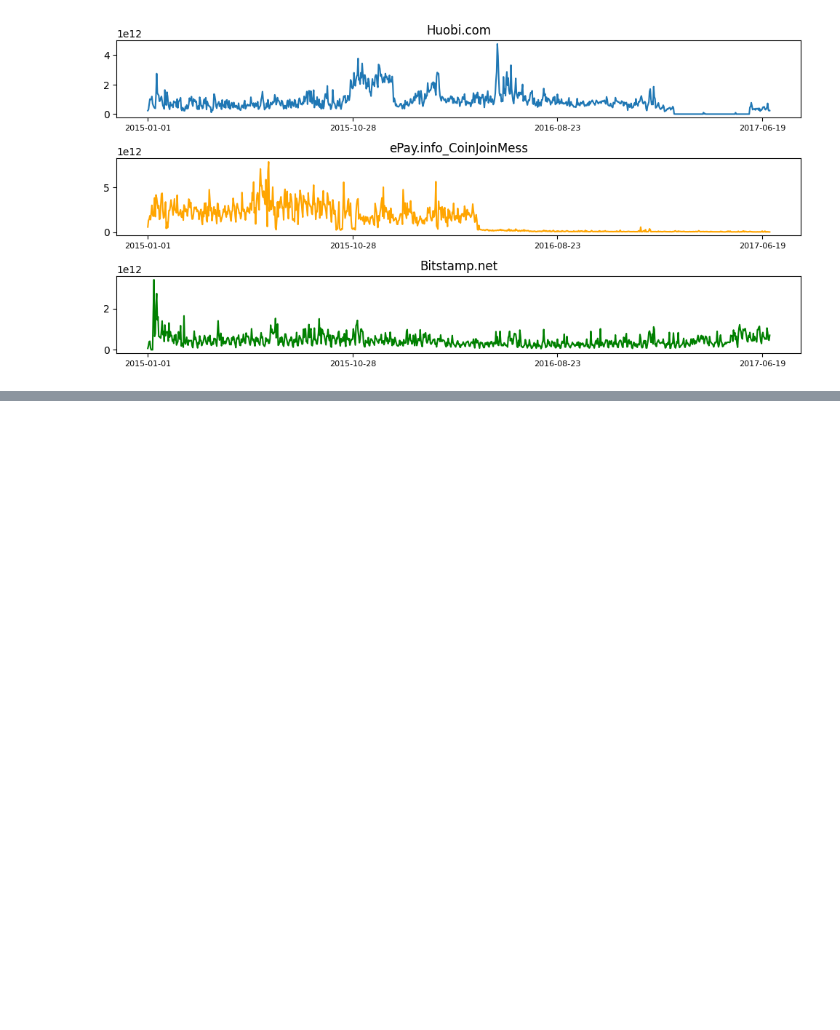
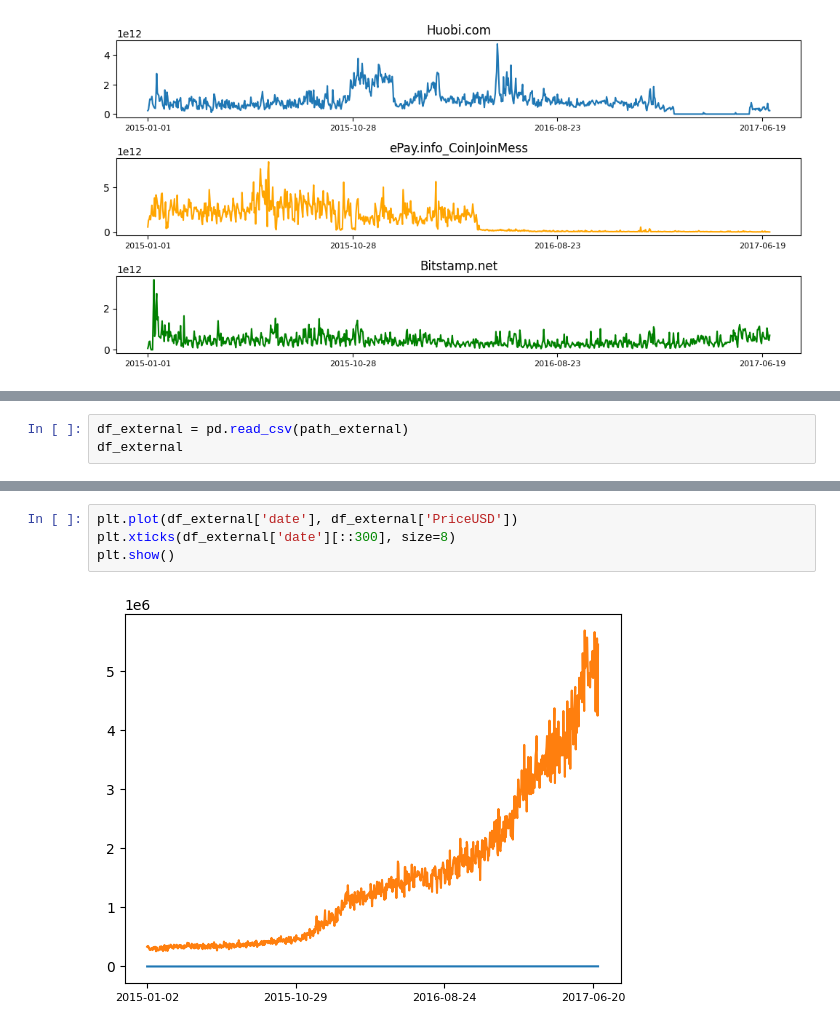
Before and after one commit to Yquetzal/DefiEGC2024, a Jupyter notebook: src/01 - Exploration des données/Exploration des données.ipynb, the cells around one changed output, grey strips where cells are left out. Cells and saved outputs as stored; diff of their text form; blank space fills up the shorter version.

```diff
--- a/src/01 - Exploration des données/Exploration des données.ipynb
+++ b/src/01 - Exploration des données/Exploration des données.ipynb
@@ -180,0 +185,3 @@ SENDING
+# %%
+df_external = pd.read_csv(path_external)
+df_external
@@ -180,0 +215,6 @@ SENDING
+# %%
+plt.plot(df_external['date'], df_external['PriceUSD'])
+plt.xticks(df_external['date'][::300], size=8)
+plt.show()
+# %% [output]
+[figure, added]
```
Also changed, not shown: parts of 20 cells of this notebook, 1 other file.
